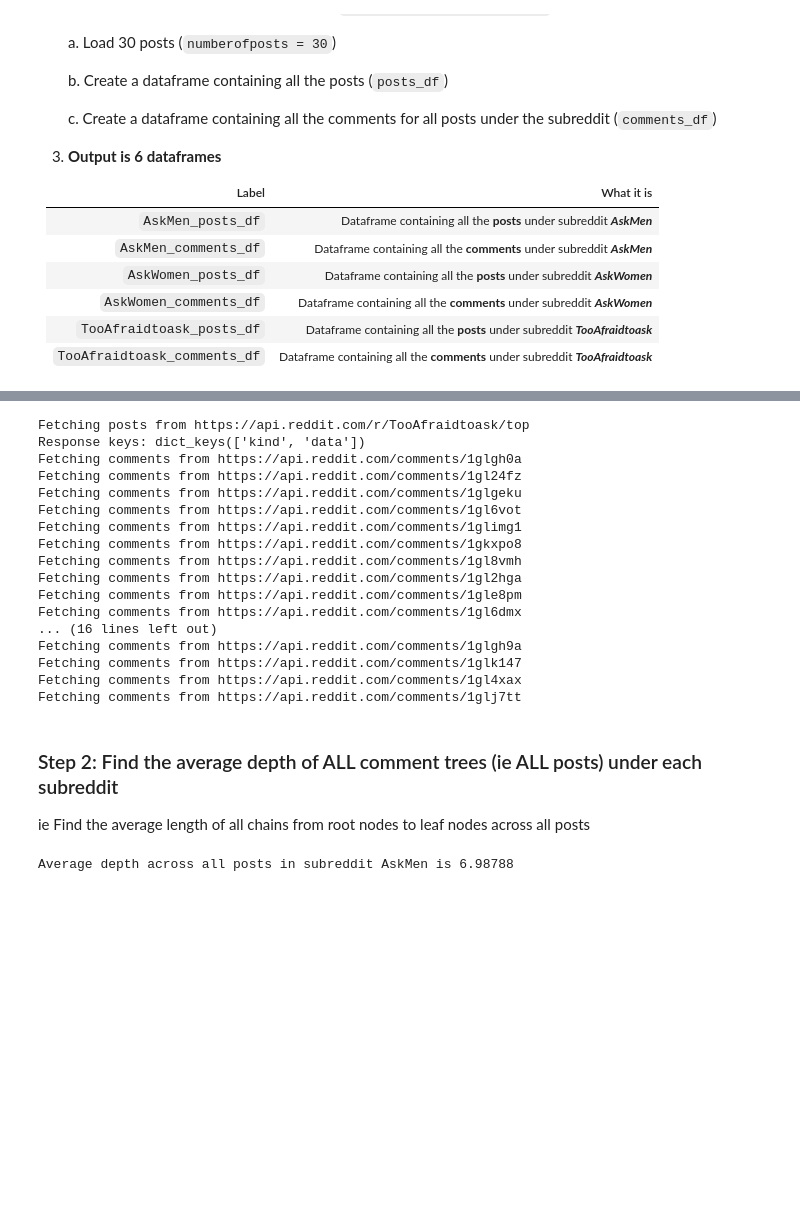
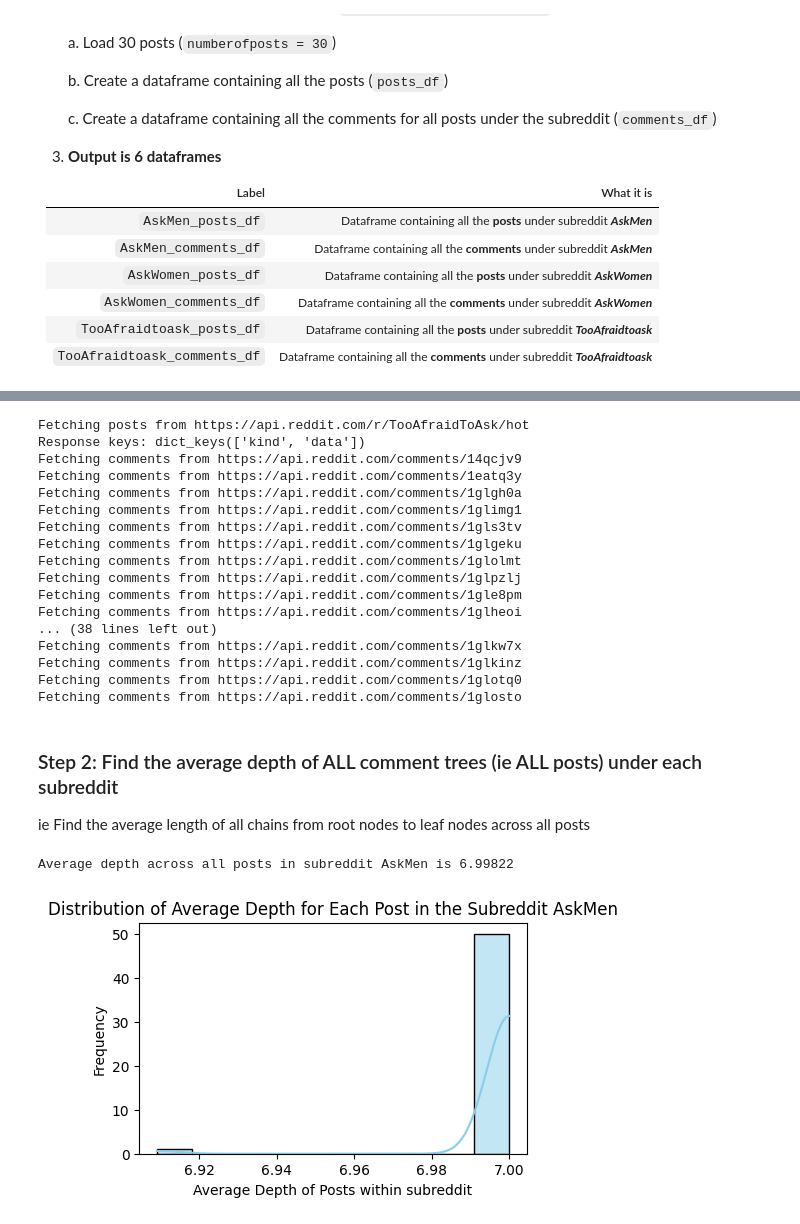
Before and after one commit to GarethPang-OII/FORKED-W4-oii-fsds-textanalysis, a Jupyter notebook: group_project2.ipynb, the cells around one changed output, grey strips where cells are left out. Cells and saved outputs as stored; diff of their text form; code cells hidden in the pictures; blank space fills up the shorter version.

```diff
--- a/group_project2.ipynb
+++ b/group_project2.ipynb
@@ -59,7 +63,8 @@ scraper = RedditScraper(USER_AGENT)
     # (2) load comments for each post and convert into a dataframe
 
 def scrapesubreddit_converttoDF(scraper, subreddit_name, numberofposts):
-    posts = scraper.get_subreddit_posts(subreddit_name, limit=numberofposts, cache=False, sort="top")
+    posts = scraper.get_subreddit_posts(subreddit_name, limit=numberofposts, cache=False, sort="hot")
+        # Filter posts based on 'hot'
     posts_df = pd.DataFrame(posts)
 
         # This is the dataframe for ALL posts under the subreddit
@@ -74,9 +79,9 @@ def scrapesubreddit_converttoDF(scraper, subreddit_name, numberofposts):
 
     return posts_df, comments_df
 # %%
-# Standardise number of posts to download
+# 3. Standardise number of posts to download
 
-numberofposts = 30
+numberofposts = 50
 # %%
 # 3a. For subreddit AskMen
 
@@ -127,28 +135,28 @@ Fetching comments from https://api.reddit.com/comments/1gkx4hy
 # %%
-# 3c. For subreddit TooAfraidtoask
+# 3c. For subreddit TooAfraidToAsk
 
-subreddit_name_3 = "TooAfraidtoask"
+subreddit_name_3 = "TooAfraidToAsk"
 numberofposts_3 = numberofposts
 
-TooAfraidtoask_posts_df, TooAfraidtoask_comments_df = scrapesubreddit_converttoDF(scraper, subreddit_name_3, numberofposts_3)
+TooAfraidToAsk_posts_df, TooAfraidToAsk_comments_df = scrapesubreddit_converttoDF(scraper, subreddit_name_3, numberofposts_3)
 # %% [output]
-Fetching posts from https://api.reddit.com/r/TooAfraidtoask/top
+Fetching posts from https://api.reddit.com/r/TooAfraidToAsk/hot
 Response keys: dict_keys(['kind', 'data'])
+Fetching comments from https://api.reddit.com/comments/14qcjv9
+Fetching comments from https://api.reddit.com/comments/1eatq3y
 Fetching comments from https://api.reddit.com/comments/1glgh0a
-Fetching comments from https://api.reddit.com/comments/1gl24fz
+Fetching comments from https://api.reddit.com/comments/1glimg1
+Fetching comments from https://api.reddit.com/comments/1gls3tv
 Fetching comments from https://api.reddit.com/comments/1glgeku
-Fetching comments from https://api.reddit.com/comments/1gl6vot
-Fetching comments from https://api.reddit.com/comments/1glimg1
-Fetching comments from https://api.reddit.com/comments/1gkxpo8
-Fetching comments from https://api.reddit.com/comments/1gl8vmh
-Fetching comments from https://api.reddit.com/comments/1gl2hga
+Fetching comments from https://api.reddit.com/comments/1glolmt
+Fetching comments from https://api.reddit.com/comments/1glpzlj
 Fetching comments from https://api.reddit.com/comments/1gle8pm
-Fetching comments from https://api.reddit.com/comments/1gl6dmx
-... (16 lines left out)
-Fetching comments from https://api.reddit.com/comments/1glgh9a
-Fetching comments from https://api.reddit.com/comments/1glk147
-Fetching comments from https://api.reddit.com/comments/1gl4xax
-Fetching comments from https://api.reddit.com/comments/1glj7tt
+Fetching comments from https://api.reddit.com/comments/1glheoi
+... (38 lines left out)
+Fetching comments from https://api.reddit.com/comments/1glkw7x
+Fetching comments from https://api.reddit.com/comments/1glkinz
+Fetching comments from https://api.reddit.com/comments/1glotq0
+Fetching comments from https://api.reddit.com/comments/1glosto
 # %% [markdown]
 ### Step 2: Find the average depth of ALL comment trees (ie ALL posts) under each subreddit
 
@@ -176,7 +184,7 @@ def calculate_average_chain_length(G):
 # 2. Define function to obtain average depth of all comment trees (ie all posts) under each subreddit
 
 
-def average_depth_per_subreddit(posts_df, comments_df):
+def average_depth_per_subreddit(posts_df, comments_df, subreddit):
 
     """
     2a. Iterate the function across ALL posts in the posts_df for each subreddit
@@ -205,6 +213,7 @@ def average_depth_per_subreddit(posts_df, comments_df):
         average_depth = calculate_average_chain_length(comment_tree)
 
 
+
         """
         2d. For each post, append the average depth to `all_posts_chain_lengths`
         """
@@ -213,21 +222,36 @@ def average_depth_per_subreddit(posts_df, comments_df):
 
 
     """
-    2d. Across all posts (comment trees), calculate the average depth (average length of chains of sequential nodes)
+    2e. For each subreddit, plot the distribution of average depth for each post
+    """
+
+    # Set up the plot
+    plt.figure(figsize=(5, 3))
+    sns.histplot(all_posts_chain_depth, bins=10, kde=True, color='skyblue')
+
+    # Add labels and title
+    plt.xlabel("Average Depth of Posts within subreddit")
+    plt.ylabel("Frequency")
+    plt.title(f"Distribution of Average Depth for Each Post in the Subreddit {subreddit}")
+
+
+
+    """
+    2f. Across all posts (comment trees), calculate the average depth (average length of chains of sequential nodes)
     """
 
     subreddit_average_depth = sum(all_posts_chain_depth) / len(all_posts_chain_depth) if all_posts_chain_depth else 0
 
 
     """
-    2e. Convert the list of average depths across all posts in the subreddit into a DataFrame
+    2g. Convert the list of average depths across all posts in the subreddit into a DataFrame
     """
 
     subreddit_all_depth_df = pd.DataFrame(all_posts_chain_depth, columns = ["Depth"])
 
 
     """
-    2f. Return the average depth across all posts of each subreddit, and the dataframe containing all the average depths of each post within the subreddit
+    2h. Return the average depth across all posts of each subreddit, and the dataframe containing all the average depths of each post within the subreddit
     """
 
 
@@ -235,11 +259,12 @@ def average_depth_per_subreddit(posts_df, comments_df):
 # %%
 # 3a. Average depth for AskMen
 
-AskMen_average_depth, AskMen_all_depth_df = average_depth_per_subreddit(AskMen_posts_df, AskMen_comments_df)
+AskMen_average_depth, AskMen_all_depth_df = average_depth_per_subreddit(AskMen_posts_df, AskMen_comments_df, subreddit_name_1)
 
 print(f"Average depth across all posts in subreddit AskMen is {AskMen_average_depth:.5f}")
 # %% [output]
-Average depth across all posts in subreddit AskMen is 6.98788
+Average depth across all posts in subreddit AskMen is 6.99822
+[figure, added]
 # %%
 # 3b. Average depth for AskWomen
 
```
Also changed, not shown: parts of 10 cells of this notebook, 2 other files.
